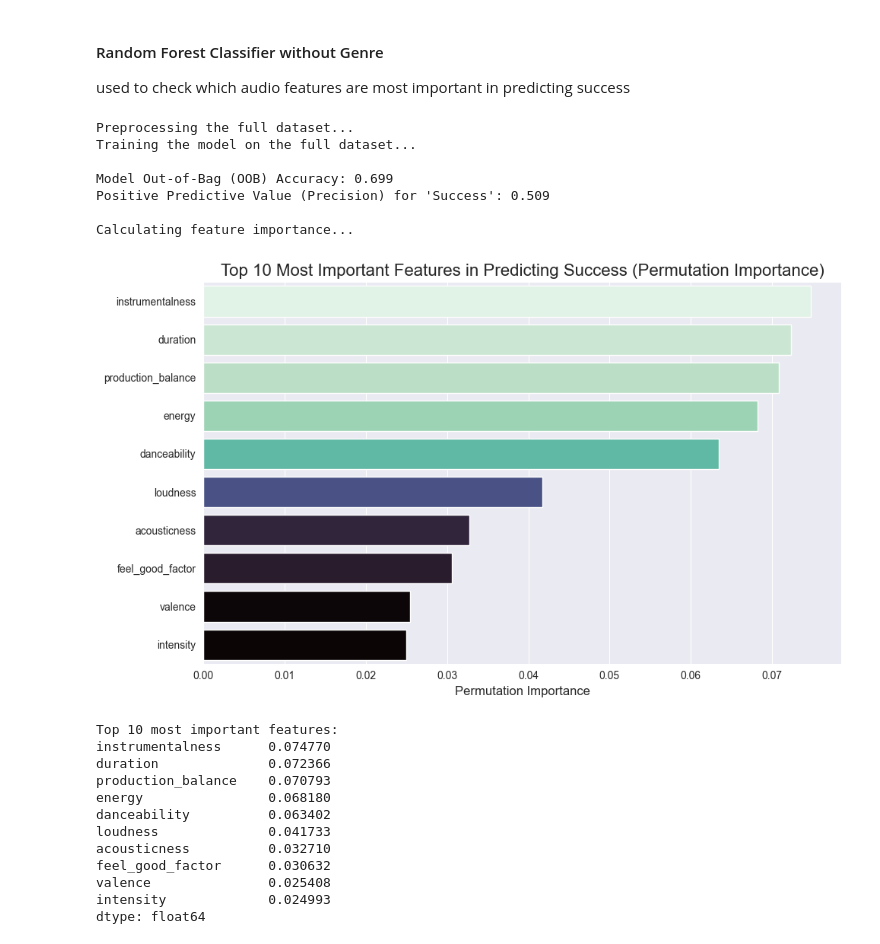
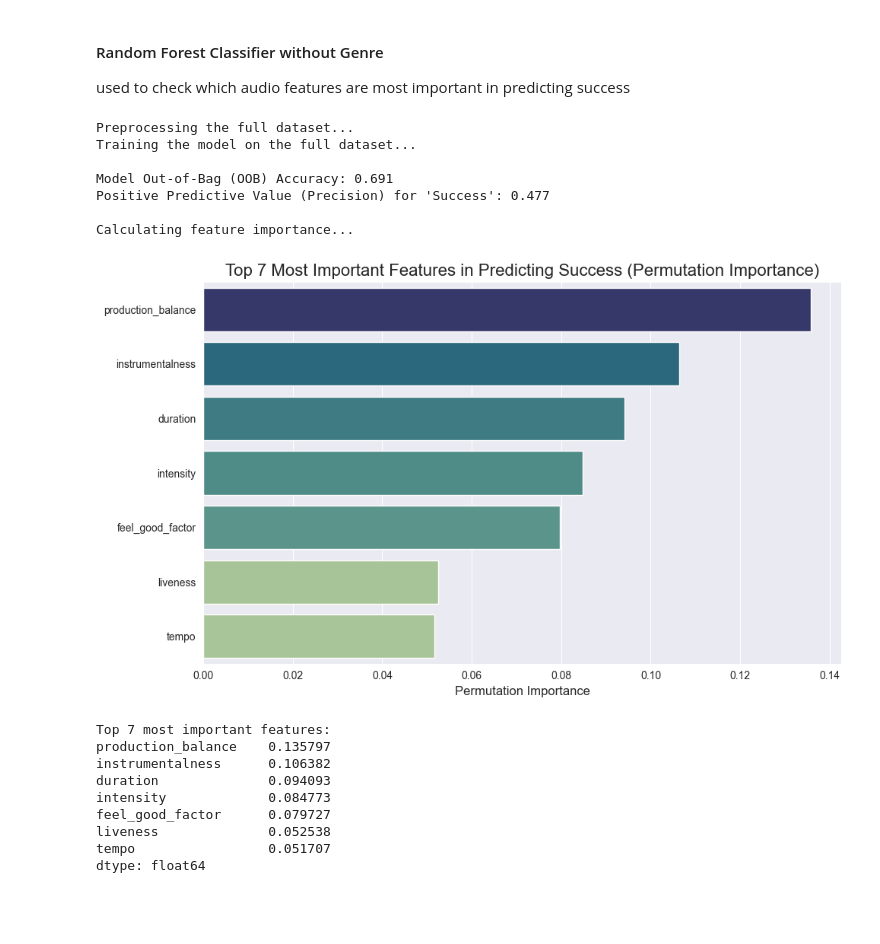
Before and after one commit to ofriK1708/data_science_projects, a Jupyter notebook: music_success_audio_features/researchDataset.ipynb, the cells around one changed output. Drawn from its saved outputs; the diff is of its cells as text; code cells hidden in the pictures; blank space fills up the shorter version.

```diff
--- a/music_success_audio_features/researchDataset.ipynb
+++ b/music_success_audio_features/researchDataset.ipynb
@@ -192,14 +192,14 @@ numerical_audio_features = [
     'intensity',
     'production_balance',
     'speechiness',
-    'acousticness',
+    # 'acousticness',
     'instrumentalness',
     'liveness',
     'tempo',
-    'danceability',
-    'valence',
-    'energy',
-    'loudness',
+    # 'danceability',
+    # 'valence',
+    # 'energy',
+    # 'loudness',
     'duration'
 ]
 
@@ -746,40 +727,37 @@ result = permutation_importance(
 Preprocessing the full dataset...
 Training the model on the full dataset...
 
-Model Out-of-Bag (OOB) Accuracy: 0.699
-Positive Predictive Value (Precision) for 'Success': 0.509
+Model Out-of-Bag (OOB) Accuracy: 0.691
+Positive Predictive Value (Precision) for 'Success': 0.477
 
 Calculating feature importance...
 # %%
 importances = pd.Series(result.importances_mean, index=all_feature_names).sort_values(ascending=False)
 
 # --- Plot the Results ---
 # Take the top most important features for plotting
-top_importances = importances.head(10).sort_values(ascending=False)
+top_importances = importances[importances >= 0.05].sort_values(ascending=False)
 my_palette = sns.cubehelix_palette(start=.5, rot=-.75, as_cmap=True)
 plt.figure(figsize=(10, 6))
 # --- Use seaborn.barplot for a colorful plot ---
 sns.barplot(x=top_importances.values, y=top_importances.index, hue=top_importances, legend=False,
-            palette='mako')
+            palette='crest')
 plt.title(f'Top {len(top_importances)} Most Important Features in Predicting Success (Permutation Importance)', fontsize=16)
 plt.xlabel('Permutation Importance', fontsize=12)
 plt.ylabel('')  # The feature names are the labels, so no need for a y-axis title
 plt.tight_layout()
 plt.show()
 
 print(f"\nTop {len(top_importances)} most important features:")
 print(top_importances)
 # %% [output]
-[figure, old version]
+[figure, new version]
-Top 10 most important features:
-instrumentalness      0.074770
-duration              0.072366
-production_balance    0.070793
-energy                0.068180
-danceability          0.063402
-loudness              0.041733
-acousticness          0.032710
-feel_good_factor      0.030632
-valence               0.025408
-intensity             0.024993
+Top 7 most important features:
+production_balance    0.135797
+instrumentalness      0.106382
+duration              0.094093
+intensity             0.084773
+feel_good_factor      0.079727
+liveness              0.052538
+tempo                 0.051707
 dtype: float64
```
Also changed, not shown: parts of 13 cells of this notebook, 6 other files.
